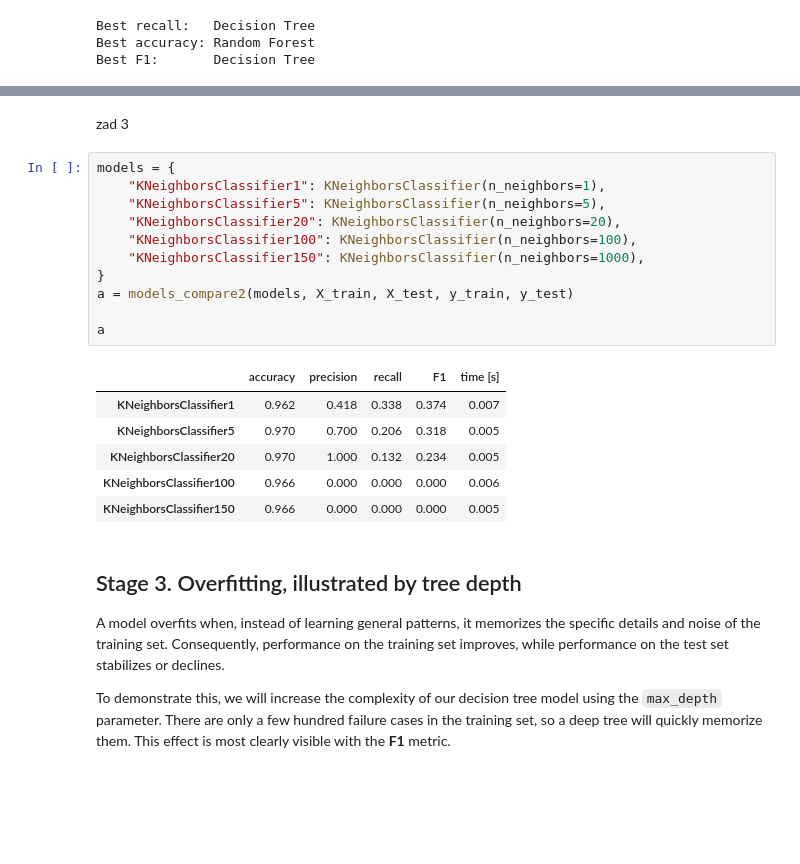
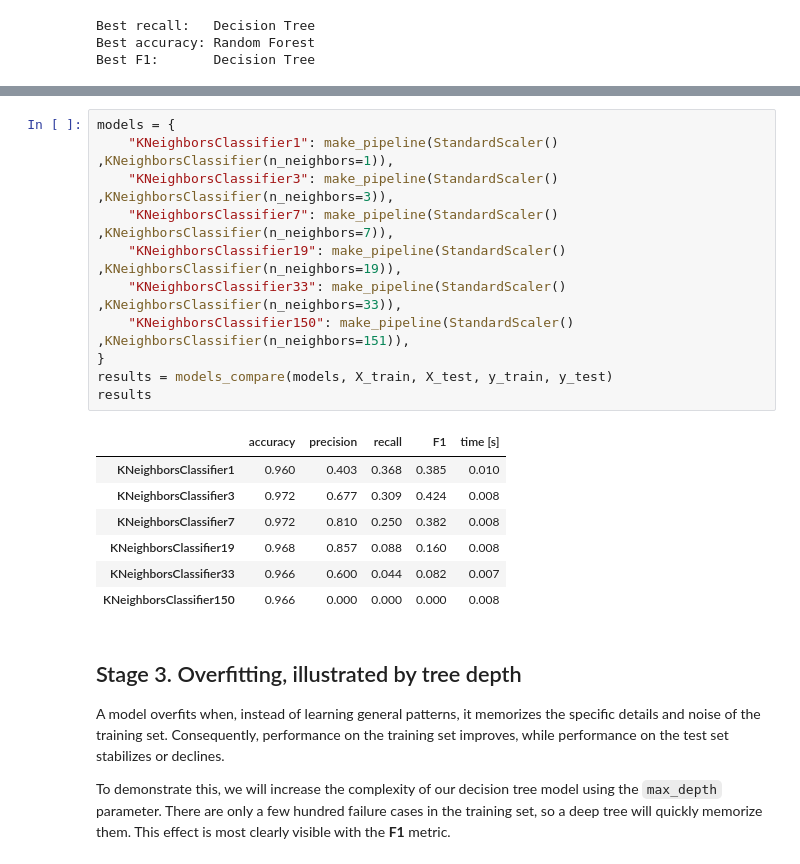
Before and after one commit to delux444/LAB_ML_1, a Jupyter notebook: ML.ipynb, the cells around one changed output, grey strips where cells are left out. Saved outputs shown, nothing was run; the diff lists cells and outputs as text; blank space fills up the shorter version.

```diff
--- a/ML.ipynb
+++ b/ML.ipynb
@@ -299,23 +238,22 @@ a
-# %% [markdown]
-zad 3
 # %%
 models = {
-    "KNeighborsClassifier1": KNeighborsClassifier(n_neighbors=1),
-    "KNeighborsClassifier5": KNeighborsClassifier(n_neighbors=5),
-    "KNeighborsClassifier20": KNeighborsClassifier(n_neighbors=20),
-    "KNeighborsClassifier100": KNeighborsClassifier(n_neighbors=100),
-    "KNeighborsClassifier150": KNeighborsClassifier(n_neighbors=1000),
+    "KNeighborsClassifier1": make_pipeline(StandardScaler() ,KNeighborsClassifier(n_neighbors=1)),
+    "KNeighborsClassifier3": make_pipeline(StandardScaler() ,KNeighborsClassifier(n_neighbors=3)),
+    "KNeighborsClassifier7": make_pipeline(StandardScaler() ,KNeighborsClassifier(n_neighbors=7)),
+    "KNeighborsClassifier19": make_pipeline(StandardScaler() ,KNeighborsClassifier(n_neighbors=19)),
+    "KNeighborsClassifier33": make_pipeline(StandardScaler() ,KNeighborsClassifier(n_neighbors=33)),
+    "KNeighborsClassifier150": make_pipeline(StandardScaler() ,KNeighborsClassifier(n_neighbors=151)),
 }
-a = models_compare2(models, X_train, X_test, y_train, y_test)
-
-a
+results = models_compare(models, X_train, X_test, y_train, y_test)
+results
 # %% [output]
 |  | accuracy | precision | recall | F1 | time [s] |
-| KNeighborsClassifier1 | 0.962 | 0.418 | 0.338 | 0.374 | 0.007 |
-| KNeighborsClassifier5 | 0.970 | 0.700 | 0.206 | 0.318 | 0.005 |
-| KNeighborsClassifier20 | 0.970 | 1.000 | 0.132 | 0.234 | 0.005 |
-| KNeighborsClassifier100 | 0.966 | 0.000 | 0.000 | 0.000 | 0.006 |
-| KNeighborsClassifier150 | 0.966 | 0.000 | 0.000 | 0.000 | 0.005 |
+| KNeighborsClassifier1 | 0.960 | 0.403 | 0.368 | 0.385 | 0.010 |
+| KNeighborsClassifier3 | 0.972 | 0.677 | 0.309 | 0.424 | 0.008 |
+| KNeighborsClassifier7 | 0.972 | 0.810 | 0.250 | 0.382 | 0.008 |
+| KNeighborsClassifier19 | 0.968 | 0.857 | 0.088 | 0.160 | 0.008 |
+| KNeighborsClassifier33 | 0.966 | 0.600 | 0.044 | 0.082 | 0.007 |
+| KNeighborsClassifier150 | 0.966 | 0.000 | 0.000 | 0.000 | 0.008 |
 # %% [markdown]
 ## Stage 3. Overfitting, illustrated by tree depth
 A model overfits when, instead of learning general patterns, it memorizes the specific details and noise of the training set. Consequently, performance on the training set improves, while performance on the test set stabilizes or declines.
```
Also changed, not shown: parts of 23 cells of this notebook.
